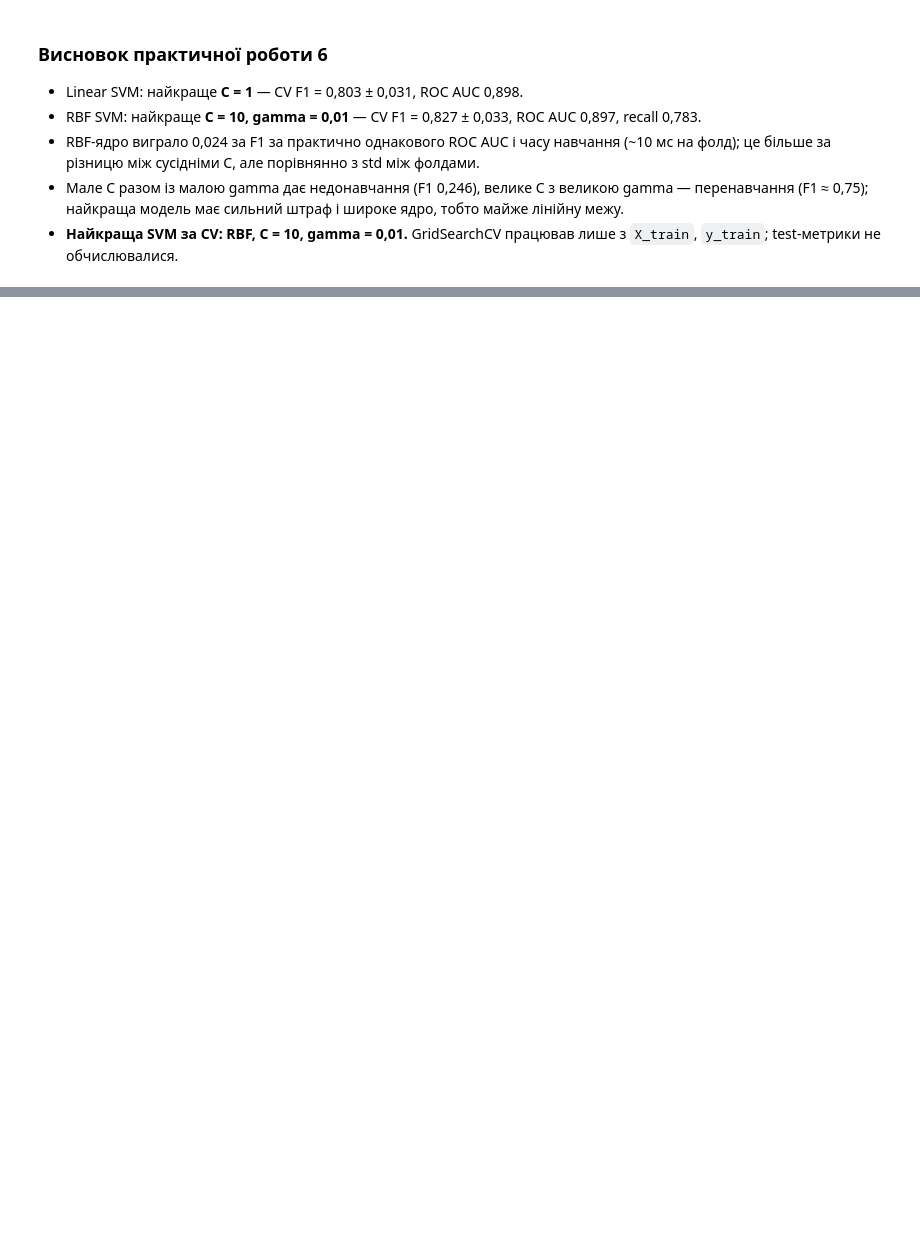
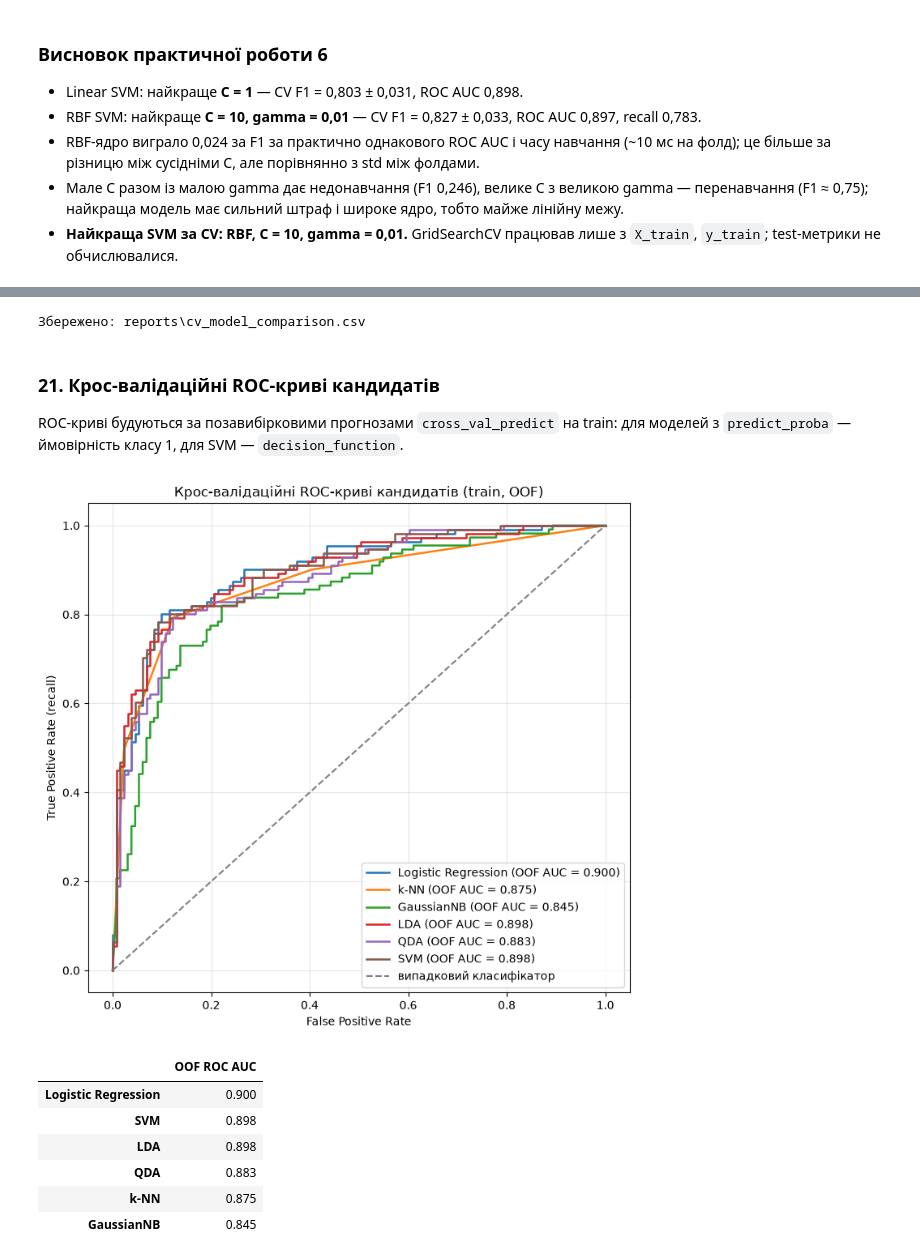
Before and after one commit to SDV284/pattern-recognition-practice, a Jupyter notebook: classification-mini-project/notebooks/PR04_Sviatishenko_D.ipynb, the cells around one changed output, grey strips where cells are left out. Cells and saved outputs as stored; diff of their text form; code cells hidden in the pictures; blank space fills up the shorter version.

Commit message:
Added cross-validation model comparison

```diff
--- a/classification-mini-project/notebooks/PR04_Sviatishenko_D.ipynb
+++ b/classification-mini-project/notebooks/PR04_Sviatishenko_D.ipynb
@@ -1355,0 +1407,45 @@ svm_compare = show(
+# %%
+cv_comparison.round(4).to_csv(CV_COMPARISON_PATH, index=False)
+print("Збережено:", CV_COMPARISON_PATH.relative_to(PROJECT_DIR))
+assert not any(column.startswith("test") for column in cv_comparison.columns)
+# %% [output]
+Збережено: reports\cv_model_comparison.csv
+# %% [markdown]
+### 21. Крос-валідаційні ROC-криві кандидатів
+
+ROC-криві будуються за позавибірковими прогнозами `cross_val_predict` на train: для моделей з
+`predict_proba` — ймовірність класу 1, для SVM — `decision_function`.
+# %%
+oof_scores = {}
+for name, (pipeline, _) in candidates.items():
+    method = "decision_function" if name == "SVM" else "predict_proba"
+    scores = cross_val_predict(pipeline, X_train, y_train, cv=cv, method=method)
+    oof_scores[name] = scores if method == "decision_function" else scores[:, 1]
+
+fig, ax = plt.subplots(figsize=(7.5, 7))
+for name, scores in oof_scores.items():
+    fpr, tpr, _ = roc_curve(y_train, scores, pos_label=POSITIVE_CLASS)
+    ax.plot(fpr, tpr, linewidth=1.8,
+            label=f"{name} (OOF AUC = {roc_auc_score(y_train, scores):.3f})")
+ax.plot([0, 1], [0, 1], linestyle="--", color="gray", label="випадковий класифікатор")
+ax.set_xlabel("False Positive Rate")
+ax.set_ylabel("True Positive Rate (recall)")
+ax.set_title("Крос-валідаційні ROC-криві кандидатів (train, OOF)")
+ax.legend(loc="lower right")
+ax.grid(alpha=0.3)
+plt.tight_layout()
+plt.savefig(FIGURES_DIR / "pr07_cv_roc_curves.png", dpi=150, bbox_inches="tight")
+plt.show()
+
+oof_auc = pd.Series({name: roc_auc_score(y_train, s) for name, s in oof_scores.items()},
+                    name="OOF ROC AUC").sort_values(ascending=False)
+display(oof_auc.round(3).to_frame())
+# %% [output]
+[figure, added]
+|  | OOF ROC AUC |
+| Logistic Regression | 0.900 |
+| SVM | 0.898 |
+| LDA | 0.898 |
+| QDA | 0.883 |
+| k-NN | 0.875 |
+| GaussianNB | 0.845 |
```
Also changed, not shown: parts of 13 cells of this notebook, 3 other files.
